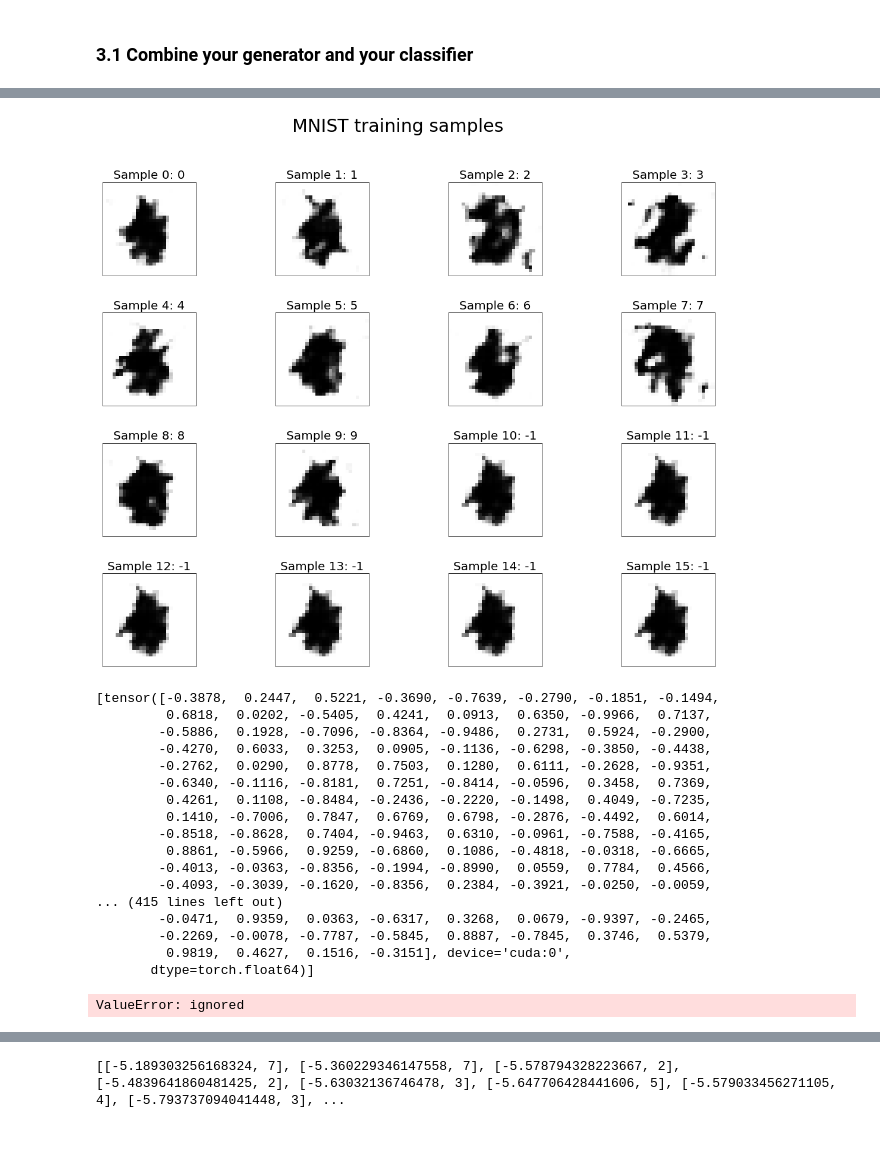
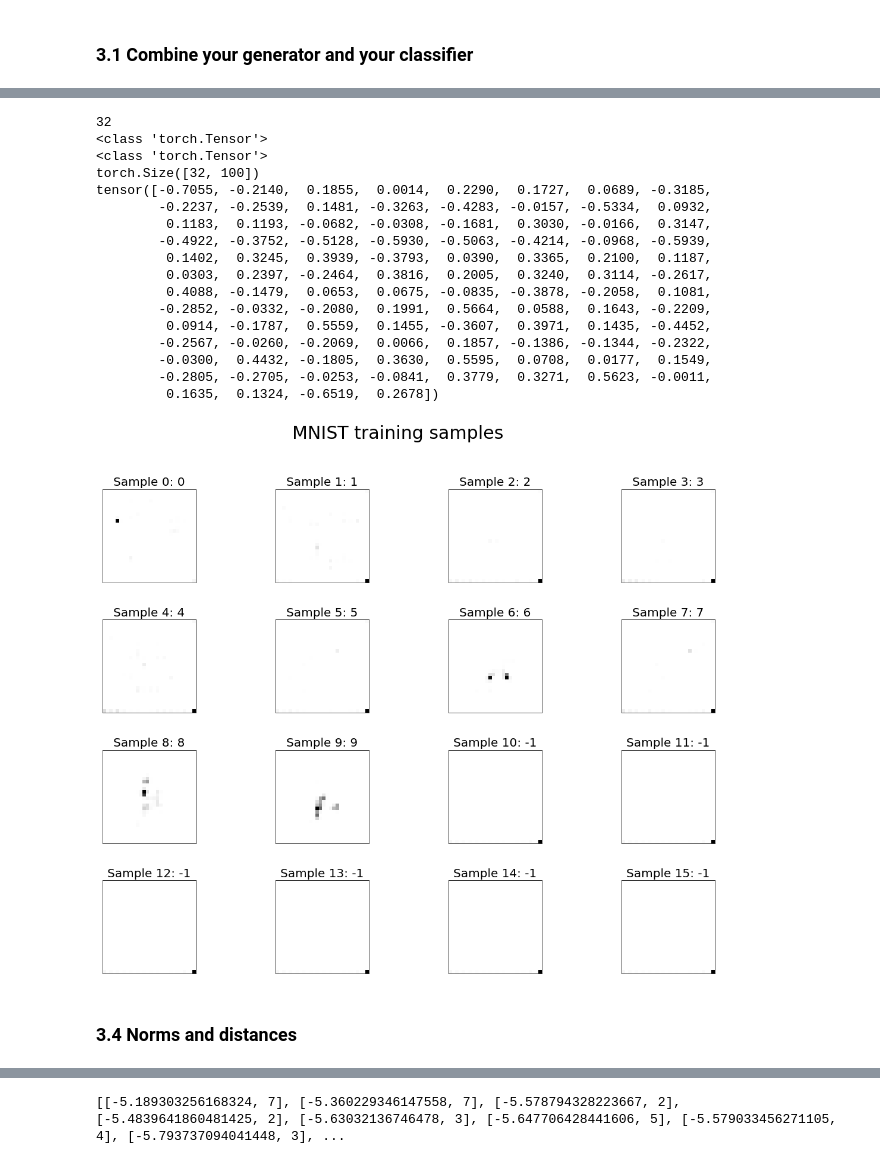
Before and after one commit to PierreRemacle/LINMA2472_P1-, a Jupyter notebook: HW3_from_colab.ipynb, the cells around one changed output, grey strips where cells are left out. Cells and saved outputs as stored; diff of their text form; code cells hidden in the pictures.

```diff
--- a/HW3_from_colab.ipynb
+++ b/HW3_from_colab.ipynb
@@ -1024,43 +1046,49 @@ plt.bar( ["0","1","2","3","4","5","6","7","8","9"] , table )
 # %%
 #latent_vectors = torch.tensor(latent_vectors).cuda()
 #fake = generator(latent_vectors.to(torch.float32)).detach()
+def mean_latent_vector(latent_vectors_test, distribution, vector_label):
+    mean_vector = torch.zeros((32, dim_latent_space))
 
-mean_latent_vectors = np.zeros((32,100))
+    for i in range (len(latent_vectors_test)):
 
-for i in range (len (vector_label)):
+        mean_vector[vector_label[i]] += torch.div(latent_vectors_test[i], distribution[vector_label[i]])
 
-    mean_latent_vectors[vector_label[i]]=np.add(mean_latent_vectors[vector_label[i]],(latent_vectors_test[i].cpu()/table[label]))
+    return mean_vector
 
-
-#print(type(latent_vectors[0]))
-fake_mean = torch.tensor(mean_latent_vectors).cuda()
-fake_mean = generator(fake_mean.to(torch.float32)).detach()
-showImages(fake_mean.detach().cpu(), torch.tensor([0,1,2,3,4,5,6,7,8,9,-1,-1,-1,-1,-1,-1,-1,-1,-1,-1,-1,-1,-1,-1,-1,-1,-1,-1,-1,-1,-1]))
+mean_vector = mean_latent_vector(latent_vectors_test, distribution, vector_label)
+print(len(mean_vector))
+print(type(mean_vector))
+print(type(mean_vector[0]))
+print(mean_vector.shape)
+print(mean_vector[0])
 # %% [output]
-[figure, removed]
+32
+<class 'torch.Tensor'>
+<class 'torch.Tensor'>
+torch.Size([32, 100])
+tensor([-0.7055, -0.2140,  0.1855,  0.0014,  0.2290,  0.1727,  0.0689, -0.3185,
+        -0.2237, -0.2539,  0.1481, -0.3263, -0.4283, -0.0157, -0.5334,  0.0932,
+         0.1183,  0.1193, -0.0682, -0.0308, -0.1681,  0.3030, -0.0166,  0.3147,
+        -0.4922, -0.3752, -0.5128, -0.5930, -0.5063, -0.4214, -0.0968, -0.5939,
+         0.1402,  0.3245,  0.3939, -0.3793,  0.0390,  0.3365,  0.2100,  0.1187,
+         0.0303,  0.2397, -0.2464,  0.3816,  0.2005,  0.3240,  0.3114, -0.2617,
+         0.4088, -0.1479,  0.0653,  0.0675, -0.0835, -0.3878, -0.2058,  0.1081,
+        -0.2852, -0.0332, -0.2080,  0.1991,  0.5664,  0.0588,  0.1643, -0.2209,
+         0.0914, -0.1787,  0.5559,  0.1455, -0.3607,  0.3971,  0.1435, -0.4452,
+        -0.2567, -0.0260, -0.2069,  0.0066,  0.1857, -0.1386, -0.1344, -0.2322,
+        -0.0300,  0.4432, -0.1805,  0.3630,  0.5595,  0.0708,  0.0177,  0.1549,
+        -0.2805, -0.2705, -0.0253, -0.0841,  0.3779,  0.3271,  0.5623, -0.0011,
+         0.1635,  0.1324, -0.6519,  0.2678])
-# %%
-tempo = latent_vectors_test[0:32]
-print(tempo)
-fake_mean = torch.tensor(tempo).cuda()
-fake_mean = generator(fake_mean.to(torch.float32)).detach()
-showImages(fake_mean.detach().cpu(), torch.tensor([0,1,2,3,4,5,6,7,8,9,-1,-1,-1,-1,-1,-1,-1,-1,-1,-1,-1,-1,-1,-1,-1,-1,-1,-1,-1,-1,-1]))
-# %% [output]
-[tensor([-0.3878,  0.2447,  0.5221, -0.3690, -0.7639, -0.2790, -0.1851, -0.1494,
-         0.6818,  0.0202, -0.5405,  0.4241,  0.0913,  0.6350, -0.9966,  0.7137,
-        -0.5886,  0.1928, -0.7096, -0.8364, -0.9486,  0.2731,  0.5924, -0.2900,
-        -0.4270,  0.6033,  0.3253,  0.0905, -0.1136, -0.6298, -0.3850, -0.4438,
-        -0.2762,  0.0290,  0.8778,  0.7503,  0.1280,  0.6111, -0.2628, -0.9351,
-        -0.6340, -0.1116, -0.8181,  0.7251, -0.8414, -0.0596,  0.3458,  0.7369,
-         0.4261,  0.1108, -0.8484, -0.2436, -0.2220, -0.1498,  0.4049, -0.7235,
-         0.1410, -0.7006,  0.7847,  0.6769,  0.6798, -0.2876, -0.4492,  0.6014,
-        -0.8518, -0.8628,  0.7404, -0.9463,  0.6310, -0.0961, -0.7588, -0.4165,
-         0.8861, -0.5966,  0.9259, -0.6860,  0.1086, -0.4818, -0.0318, -0.6665,
-        -0.4013, -0.0363, -0.8356, -0.1994, -0.8990,  0.0559,  0.7784,  0.4566,
-        -0.4093, -0.3039, -0.1620, -0.8356,  0.2384, -0.3921, -0.0250, -0.0059,
-... (415 lines left out)
-        -0.0471,  0.9359,  0.0363, -0.6317,  0.3268,  0.0679, -0.9397, -0.2465,
-        -0.2269, -0.0078, -0.7787, -0.5845,  0.8887, -0.7845,  0.3746,  0.5379,
-         0.9819,  0.4627,  0.1516, -0.3151], device='cuda:0',
-       dtype=torch.float64)]
-ValueError: ignored
+# %%
+def display_mean_latent_vector(mean_vector):
+    mean_transformed = generator(mean_vector).detach()
+
+    showImages(mean_transformed, true_labels=torch.tensor([0,1,2,3,4,5,6,7,8,9,-1,-1,-1,-1,-1,-1,-1,-1,-1,-1,-1,-1,-1,-1,-1,-1,-1,-1,-1,-1,-1]))
+
+
+display_mean_latent_vector(mean_vector)
+# %% [output]
+[figure, added]
+# %% [markdown]
+### 3.4 Norms and distances
 # %%
```
Also changed, not shown: parts of 9 cells of this notebook, 1 other file.
